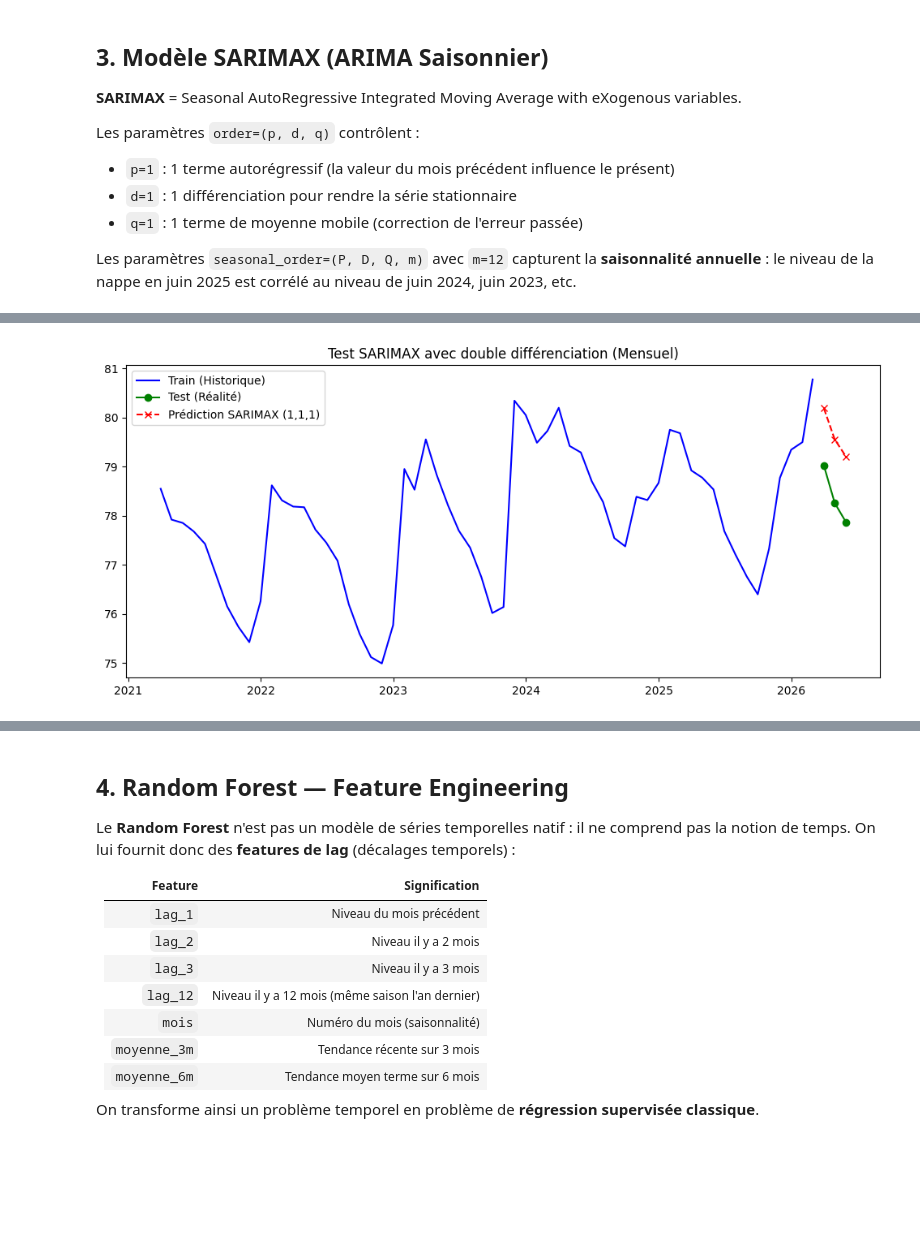
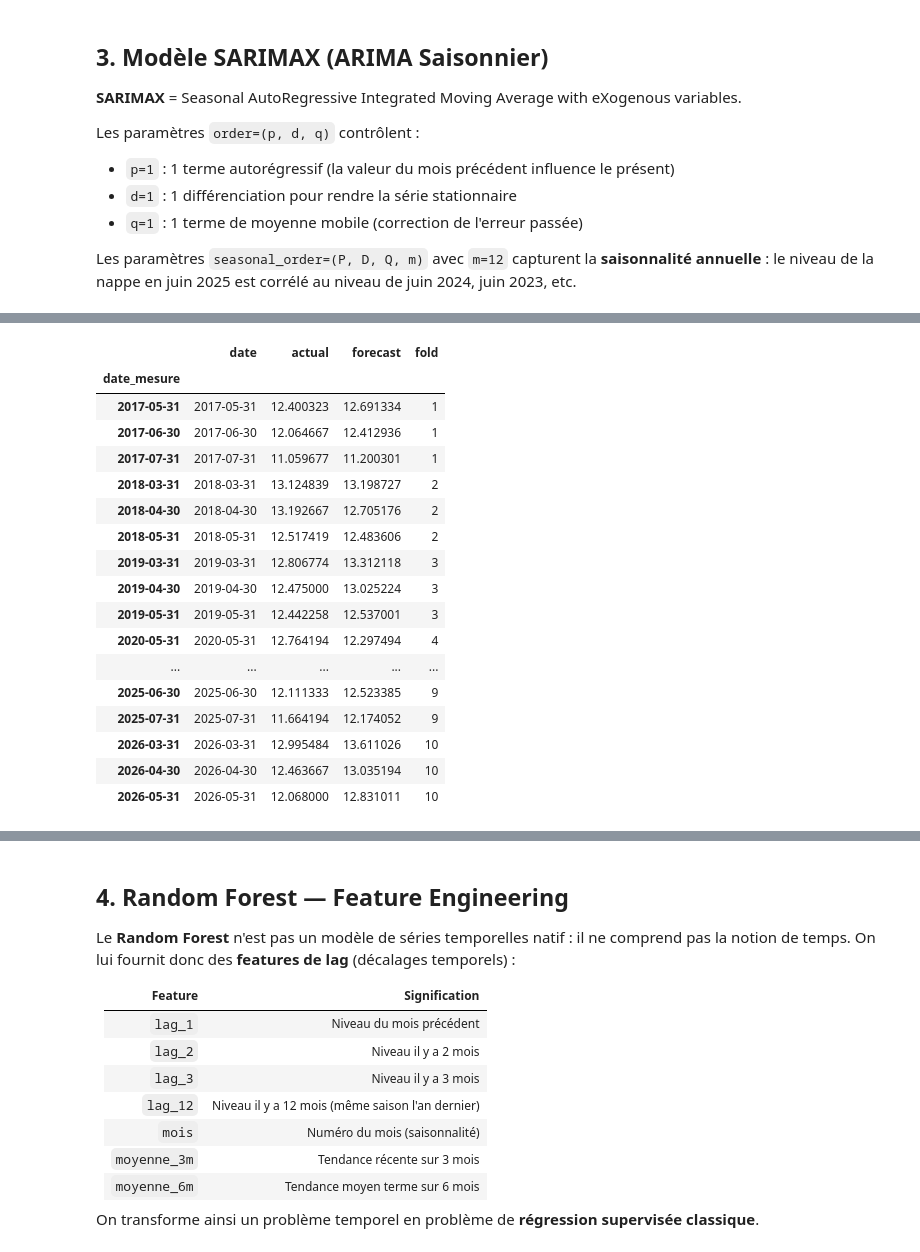
Before and after one commit to charourou/Projet_Hydrosense, a Jupyter notebook: notebooks/ML_evaluate_MRI.ipynb, the cells around one changed output, grey strips where cells are left out. Cells and saved outputs as stored; diff of their text form; code cells hidden in the pictures; blank space fills up the shorter version.

```diff
--- a/notebooks/ML_evaluate_MRI.ipynb
+++ b/notebooks/ML_evaluate_MRI.ipynb
@@ -134,11 +200,21 @@ NameError: name 'test' is not defined
-# %%
-import matplotlib.pyplot as plt
-plt.figure(figsize=(12, 5))
-plt.plot(train.tail(60), label='Train (Historique)', color='blue')
-plt.plot(test, label='Test (Réalité)', color='green', marker='o')
-plt.plot(forecast, label='Prédiction SARIMAX (1,1,1)', color='red', linestyle='--', marker='x')
-plt.legend()
-plt.title("Test SARIMAX avec double différenciation (Mensuel)")
-plt.show()
-# %% [output]
-[figure, removed]
+# %%
+all_predictions_df
+# %% [output]
+|  | date | actual | forecast | fold |
+| date_mesure |  |  |  |  |
+| 2017-05-31 | 2017-05-31 | 12.400323 | 12.691334 | 1 |
+| 2017-06-30 | 2017-06-30 | 12.064667 | 12.412936 | 1 |
+| 2017-07-31 | 2017-07-31 | 11.059677 | 11.200301 | 1 |
+| 2018-03-31 | 2018-03-31 | 13.124839 | 13.198727 | 2 |
+| 2018-04-30 | 2018-04-30 | 13.192667 | 12.705176 | 2 |
+| 2018-05-31 | 2018-05-31 | 12.517419 | 12.483606 | 2 |
+| 2019-03-31 | 2019-03-31 | 12.806774 | 13.312118 | 3 |
+| 2019-04-30 | 2019-04-30 | 12.475000 | 13.025224 | 3 |
+| 2019-05-31 | 2019-05-31 | 12.442258 | 12.537001 | 3 |
+| 2020-05-31 | 2020-05-31 | 12.764194 | 12.297494 | 4 |
+| ... | ... | ... | ... | ... |
+| 2025-06-30 | 2025-06-30 | 12.111333 | 12.523385 | 9 |
+| 2025-07-31 | 2025-07-31 | 11.664194 | 12.174052 | 9 |
+| 2026-03-31 | 2026-03-31 | 12.995484 | 13.611026 | 10 |
+| 2026-04-30 | 2026-04-30 | 12.463667 | 13.035194 | 10 |
+| 2026-05-31 | 2026-05-31 | 12.068000 | 12.831011 | 10 |
```
Also changed, not shown: parts of 11 cells of this notebook.
